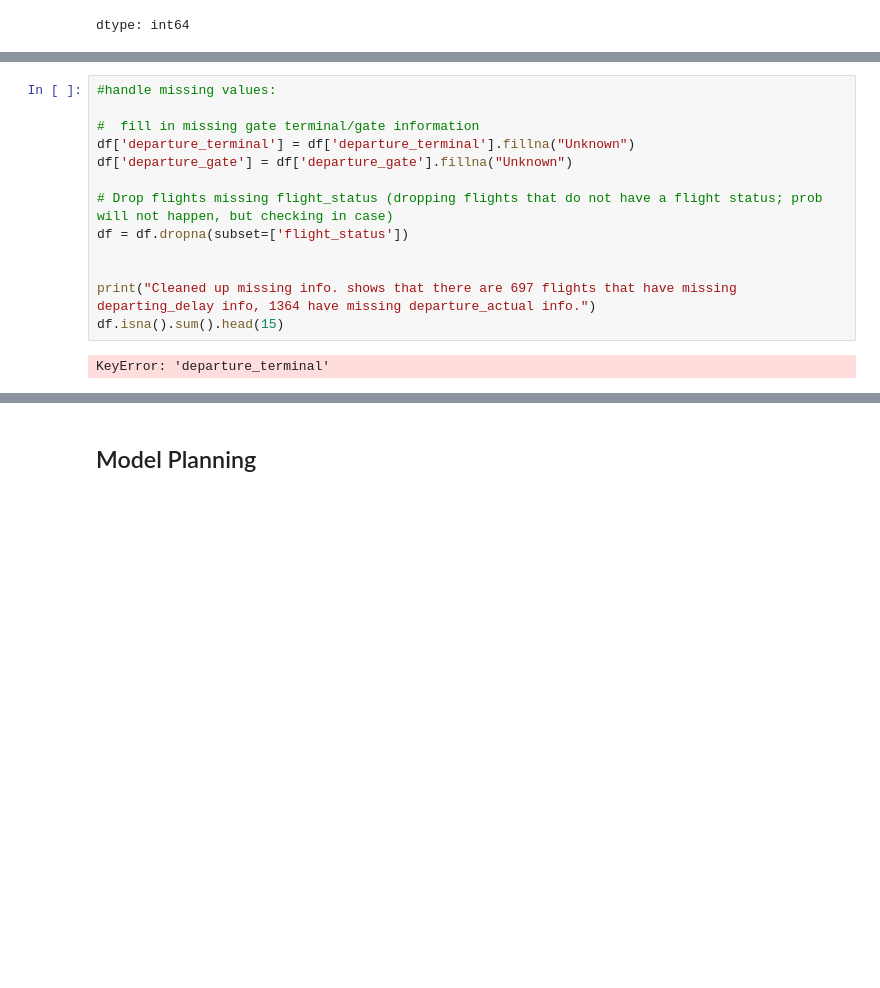
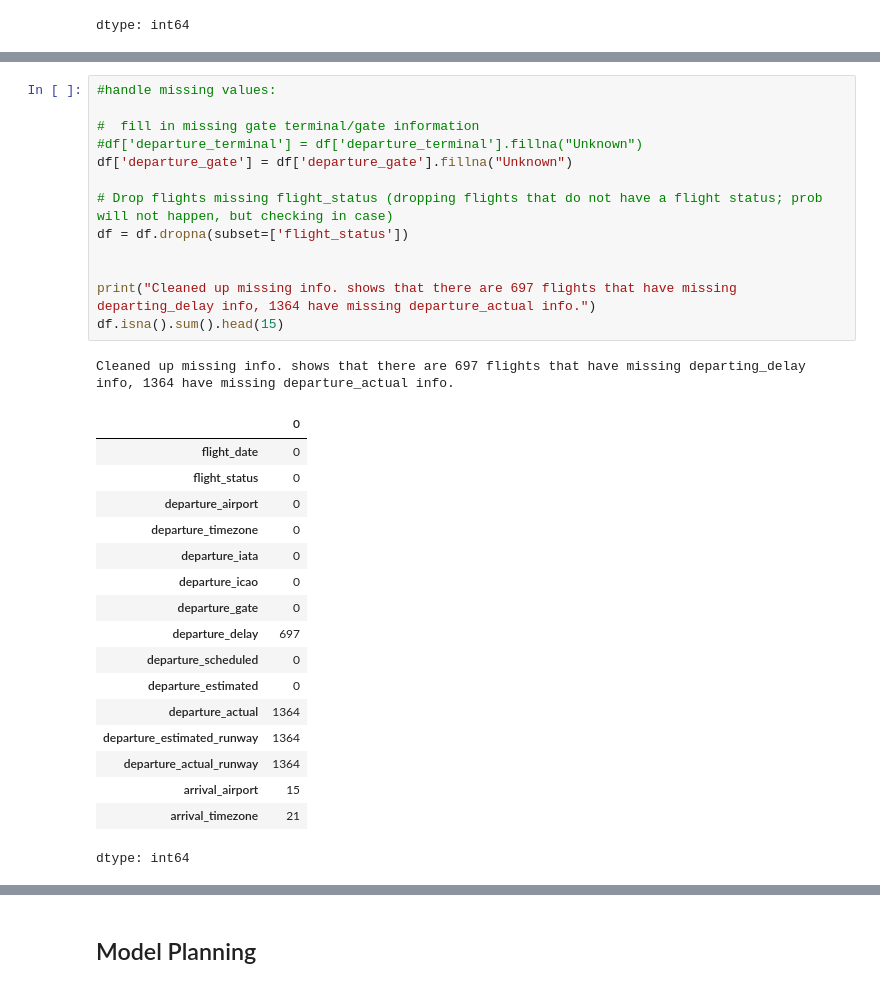
Before and after one commit to Iamkoss/cis9650_flight_data, a Jupyter notebook: fligh_data.ipynb, the cells around one changed output, grey strips where cells are left out. Cells and saved outputs as stored; diff of their text form; blank space fills up the shorter version.

```diff
--- a/fligh_data.ipynb
+++ b/fligh_data.ipynb
@@ -289,17 +289,34 @@ The negative value means the flight either arrived/departed early.
 # %%
 #handle missing values:
 
 #  fill in missing gate terminal/gate information
-df['departure_terminal'] = df['departure_terminal'].fillna("Unknown")
+#df['departure_terminal'] = df['departure_terminal'].fillna("Unknown")
 df['departure_gate'] = df['departure_gate'].fillna("Unknown")
 
 # Drop flights missing flight_status (dropping flights that do not have a flight status; prob will not happen, but checking in case)
 df = df.dropna(subset=['flight_status'])
 
 
 print("Cleaned up missing info. shows that there are 697 flights that have missing departing_delay info, 1364 have missing departure_actual info.")
 df.isna().sum().head(15)
 # %% [output]
-KeyError: 'departure_terminal'
+Cleaned up missing info. shows that there are 697 flights that have missing departing_delay info, 1364 have missing departure_actual info.
+|  | 0 |
+| flight_date | 0 |
+| flight_status | 0 |
+| departure_airport | 0 |
+| departure_timezone | 0 |
+| departure_iata | 0 |
+| departure_icao | 0 |
+| departure_gate | 0 |
+| departure_delay | 697 |
+| departure_scheduled | 0 |
+| departure_estimated | 0 |
+| departure_actual | 1364 |
+| departure_estimated_runway | 1364 |
+| departure_actual_runway | 1364 |
+| arrival_airport | 15 |
+| arrival_timezone | 21 |
+dtype: int64
 # %%
 display(df)
```
Also changed, not shown: parts of 4 cells of this notebook.
